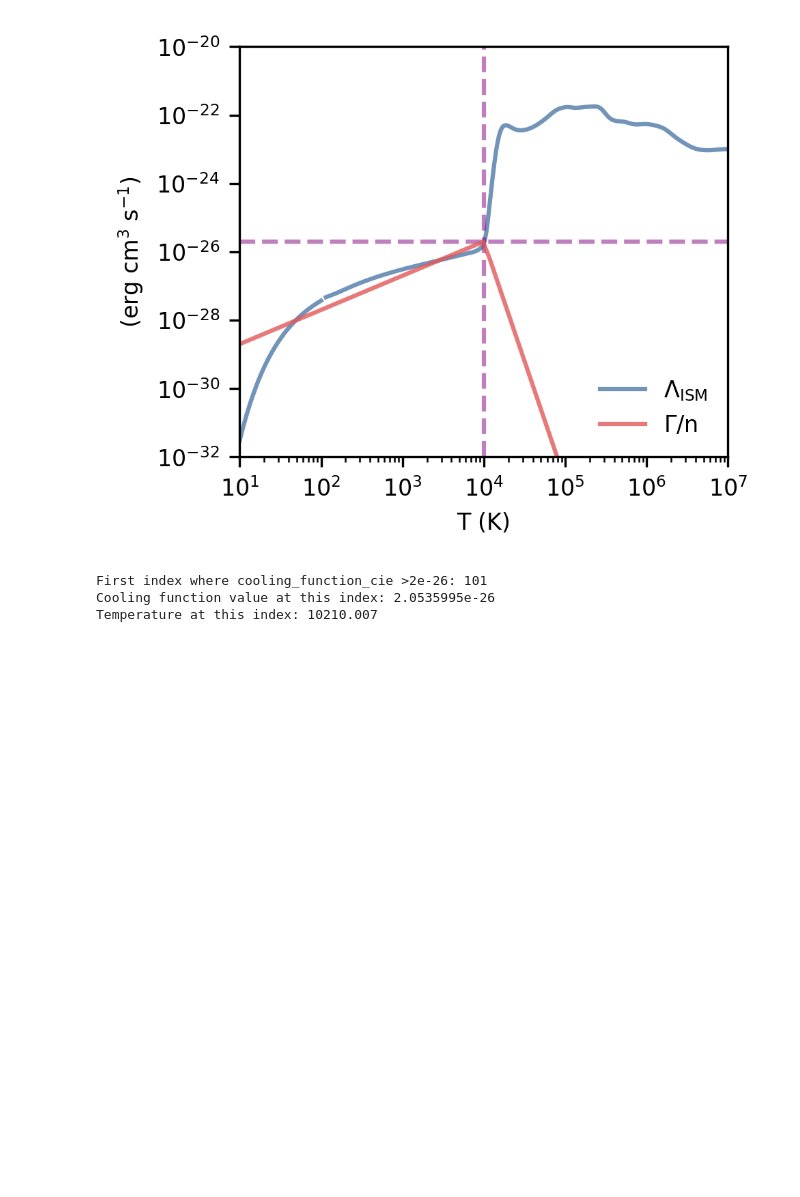
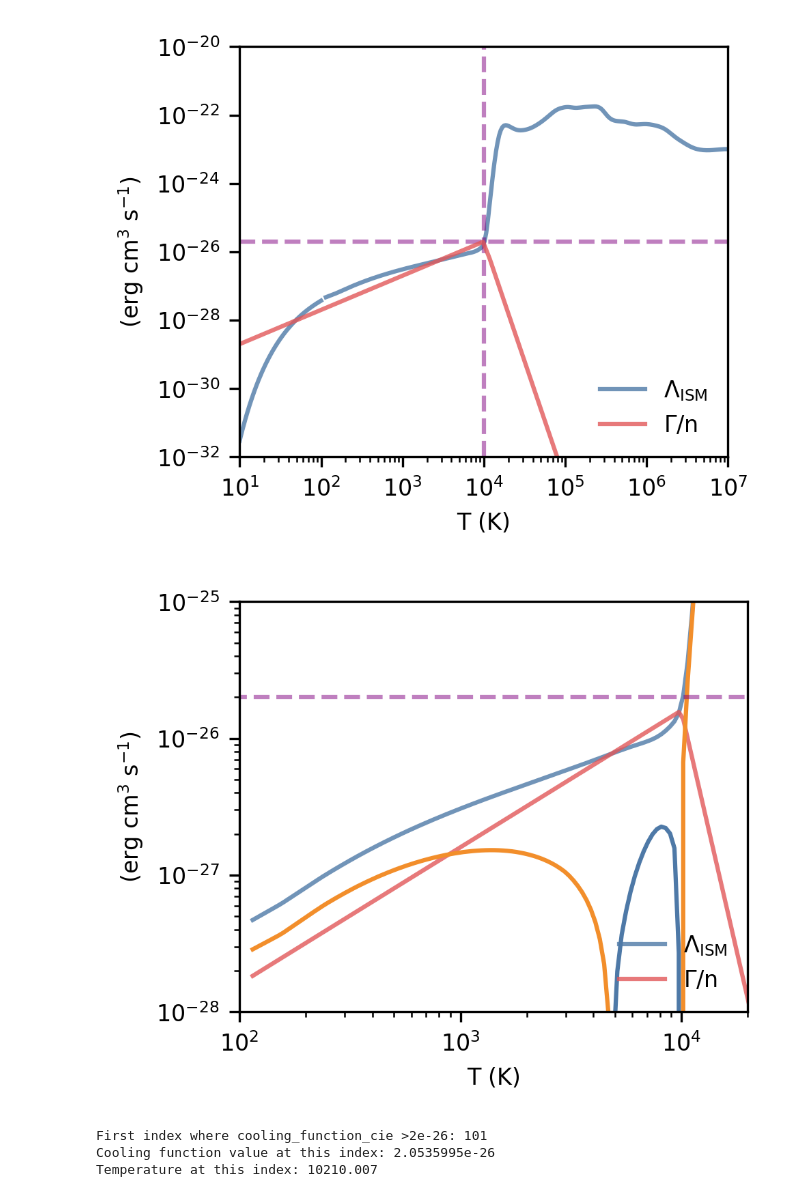
Before and after one commit to zunyibrt/CGM_ICs, a Jupyter notebook: ipynb/generate_cooling_table.ipynb, the cells around one changed output. Saved outputs shown, nothing was run; the diff lists cells and outputs as text; code cells hidden in the pictures; blank space fills up the shorter version.

```diff
--- a/ipynb/generate_cooling_table.ipynb
+++ b/ipynb/generate_cooling_table.ipynb
@@ -230,6 +230,32 @@ plt.savefig('plots/cooling_function_ISM.pdf',dpi=300)
 plt.show()
 # %% [output]
 [figure]
+# %%
+latexify(1)
+plt.figure()
+plt.loglog()
+plt.xscale('log')
+
+temps = Tbins[3:]
+heating = 0.8*np.array([2e-26*(t/1e4)*((t>1e4) * (1e4/t)**8 + (t<=1e4)*1) for t in temps])
+plt.plot(temps,cooling_function_cie[3:],alpha=0.8,color='C0',label=r"$\Lambda_{\rm ISM}$")
+plt.plot(temps, heating, color='C2',alpha=0.8,label=r'$\Gamma$/n')
+
+plt.plot(temps, heating-cooling_function_cie[3:])
+plt.plot(temps, -heating+cooling_function_cie[3:])
+
+plt.hlines(2e-26,1e1,1e9  ,linestyle='--',color='purple',alpha=0.5)
+
+plt.legend(frameon=False, loc='lower right')
+plt.xlim(1e2,2e4)
+plt.ylim(1e-28,1e-25)
+plt.ylabel(r'(erg cm$^3$ s$^{-1}$)')
+plt.xlabel(r'T (K)')
+plt.tight_layout()
+# plt.savefig('plots/cooling_function_ISM.pdf',dpi=300)
+plt.show()
+# %% [output]
+[figure, added]
 # %%
 # Find first index where cooling_function_cie is more than 2e-26
 for i in range(len(cooling_function_cie)):
```
Also changed, not shown: parts of 1 cell of this notebook, 4 other files.
